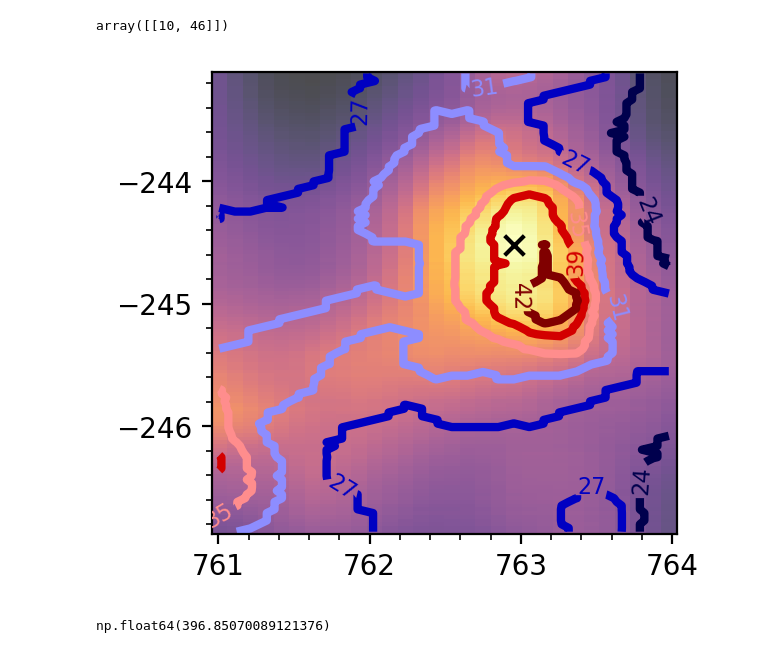
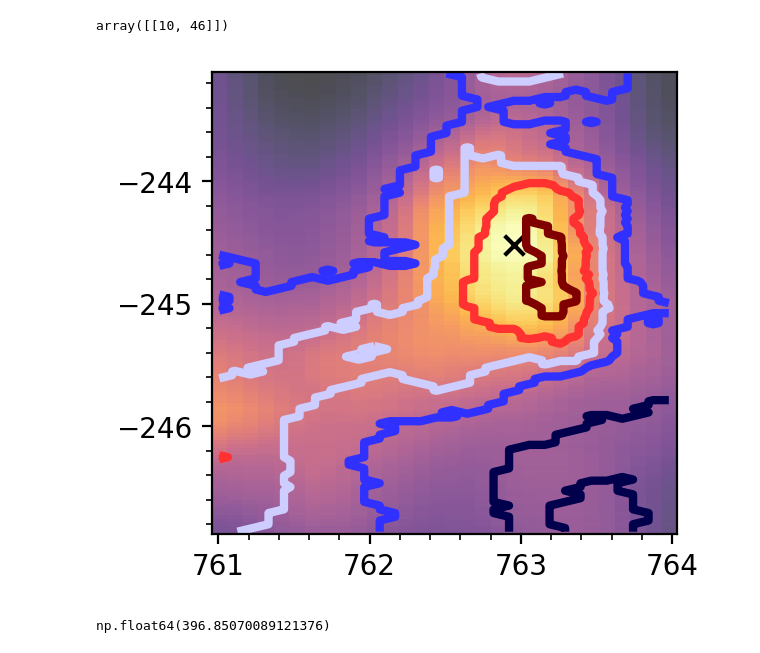
Before and after one commit to coletamburri2112/Flare_Patrol_Analysis, a Jupyter notebook: NOTEBOOKS/11_Aug_2024_Flare_Paper_Plots/ViSP_ultrafinestructure.ipynb, the cells around one changed output. Saved outputs shown, nothing was run; the diff lists cells and outputs as text; code cells hidden in the pictures.

```diff
--- a/NOTEBOOKS/11_Aug_2024_Flare_Paper_Plots/ViSP_ultrafinestructure.ipynb
+++ b/NOTEBOOKS/11_Aug_2024_Flare_Paper_Plots/ViSP_ultrafinestructure.ipynb
@@ -444,7 +426,13 @@ def calc_bisect(vispmap,percentage,lowind,highind,wl,cent=396.847):
 
             idx = np.abs(bluehalf - (percentage*rangeval)+minval).argmin()
             idxhigh = index_of_max + np.abs(redhalf - (percentage*rangeval)+index_of_max).argmin()
+            print(idx)
+            print(idxhigh)
+            bisects[i,j]=2.99e5*(wl[int((idxhigh+idx)/2)+lowind]-cent)/cent
+            print(wl[int((idxhigh+idx)/2)]-cent)
+            print(wl[int((idxhigh+idx)/2)+lowind])
+            print(cent)
+    return bisects
 
-            bisects[i,j]=2.99e5*(wl[idxhigh+lowind]-cent)/cent
-
-    return bisects
+xlo=40
+xhi=70
@@ -479,18 +489,18 @@ array([[10, 46]])
 # %%
 fig,ax=plt.subplots(dpi=200,figsize=(3,3))
 ax.pcolormesh(xarr_caII[xlo:xhi],yarr_caII[ylo:yhi],np.transpose(np.mean(intensity[xlo:xhi,500:630,ylo:yhi],1)),cmap='inferno',alpha=0.7)
-CS=ax.contour(xarr_caII[xlo:xhi],yarr_caII[ylo:yhi],np.transpose(bisects),levels=[24,27,31,35,39,42],cmap='seismic',linewidths=3)
-ax.clabel(CS,inline=True,fontsize=8)
+CS=ax.contour(xarr_caII[xlo:xhi],yarr_caII[ylo:yhi],np.transpose(bisects),levels=[3,6,7.5,10,13],cmap='seismic',linewidths=3)
+#ax.clabel(CS,fontsize=8,inline=False)
 ax.set_yticks([-244,-245,-246])
 ax.set_xticks([761,762,763,764])
 
 ax.scatter(xarr_caII[xlo+10],yarr_caII[ylo+46],50,marker='x',color='black')
 
 
 ax.xaxis.set_minor_locator(AutoMinorLocator())
 ax.yaxis.set_minor_locator(AutoMinorLocator())
 # %% [output]
-[figure, old version]
+[figure, new version]
 # %%
 wl[567]
 # %% [output]
```
Also changed, not shown: parts of 7 cells of this notebook, 2 other files.
